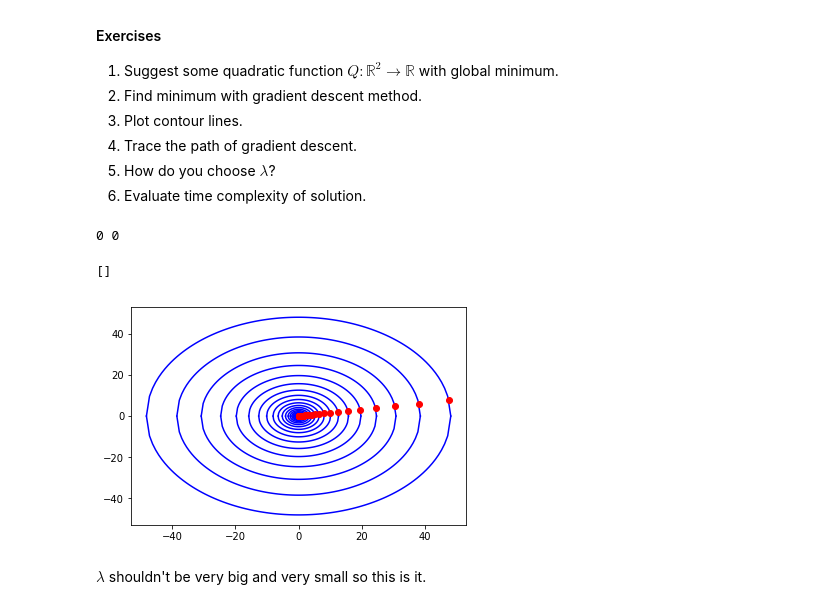
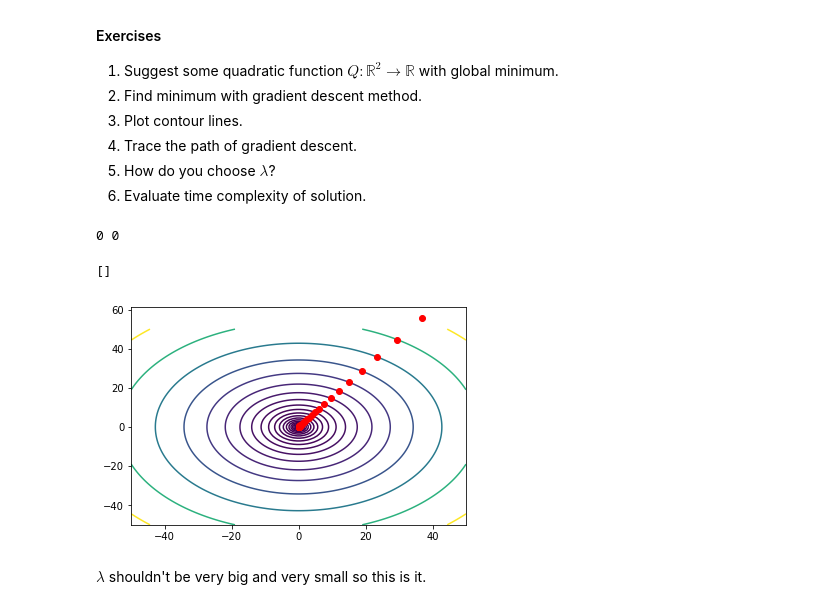
Before and after one commit to treacker/Sonia, a Jupyter notebook: labs/lab-1 (2).ipynb, the cells around one changed output. Cells and saved outputs as stored; diff of their text form; code cells hidden in the pictures.

```diff
--- a/labs/lab-1 (2).ipynb
+++ b/labs/lab-1 (2).ipynb
@@ -423,42 +423,43 @@ import math
 
 def f(x):
     return x[0] ** 2 + x[1] ** 2
 
 def grad(x):
     return [2 * x[0], 2 * x[1]]
 
 now_x = [np.random.uniform(0, 100), np.random.uniform(0, 100)]
 lambd = 0.1;
 eps = 0.05
 g = grad(now_x)
+
+func = []
 while (g > [eps, eps] or g < [-eps, -eps]):
 
-
+    func.append(f(now_x))
     now_x[0] -= lambd * g[0]
     now_x[1] -= lambd * g[1]
     g = grad(now_x)
 
-    r = math.sqrt(now_x[0] ** 2 + now_x[1] ** 2)
-    X = np.linspace(-r, r, 100)
-    plt.plot(X, [math.sqrt(r ** 2 - x ** 2) for x in X], color = 'b')
-    plt.plot(X, [-math.sqrt(r ** 2 - x ** 2) for x in X], color = 'b')
+
     plt.plot(now_x[0], now_x[1], 'o', color = 'r')
 
 
-
-
-
+func.sort()
+X = np.linspace(-50, 50, 100)
+Y = np.linspace(-50, 50, 100)
+Z = [[f((x, y)) for x in X] for y in Y]
+plt.contour(X, Y, Z, func)
 
 print(round(now_x[0]), round(now_x[1]))
 
 
 
 
 plt.plot()
 # %% [output]
 0 0
 []
-[figure, old version]
+[figure, new version]
 # %% [markdown]
 $\lambda$ shouldn't be very big and very small so this is it.
 # %% [markdown]
```
Also changed, not shown: parts of 25 cells of this notebook.
